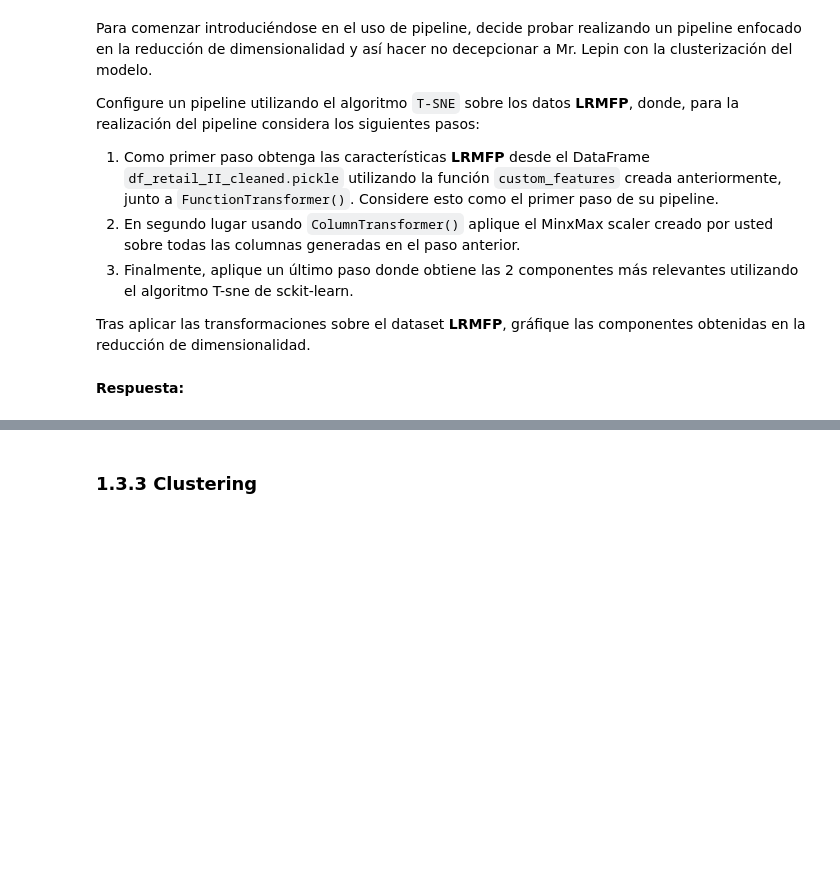
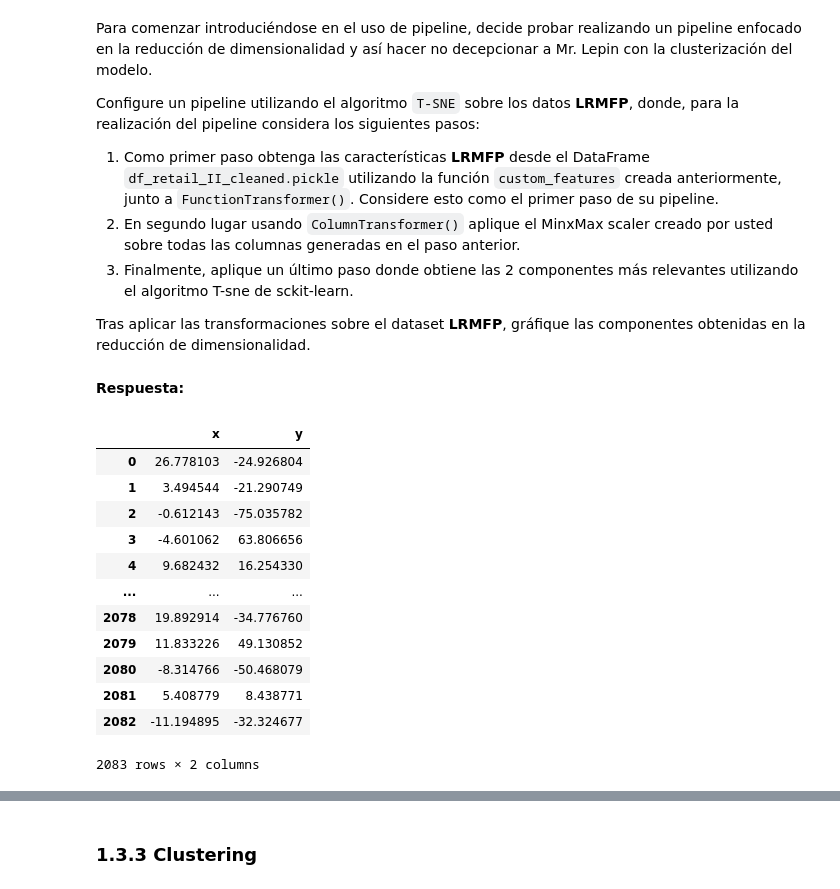
Before and after one commit to matiasvergaras/MDS7201, a Jupyter notebook: Lab6/202206031609457FCDC831FB8E38__Laboratorio6_Enunciado.ipynb, the cells around one changed output, grey strips where cells are left out. Saved outputs shown, nothing was run; the diff lists cells and outputs as text; code cells hidden in the pictures; blank space fills up the shorter version.

```diff
--- a/Lab6/202206031609457FCDC831FB8E38__Laboratorio6_Enunciado.ipynb
+++ b/Lab6/202206031609457FCDC831FB8E38__Laboratorio6_Enunciado.ipynb
@@ -205,3 +255,31 @@ Configure un pipeline utilizando el algoritmo `T-SNE` sobre los datos **LRMFP**,
 Tras aplicar las transformaciones sobre el dataset **LRMFP**, gráfique las componentes obtenidas en la reducción de dimensionalidad.
 # %% [markdown]
 **Respuesta:**
+# %%
+LRMFP_Pip = Pipeline([
+    ('Features', FunctionTransformer(custom_features)),
+    ('MinMax', ColumnTransformer(transformers =
+                                 [('MinMax', MinMax(),
+                                   ['Length', 'Recency', 'Frequency', 'Monetary', 'Periodicity'])
+                                 ])),
+    ('T-SNE', TSNE(n_components=2))
+])
+
+
+LRMFP = LRMFP_Pip.fit_transform(df_retail)
+df_LRMFP = pd.DataFrame(LRMFP, columns=['x', 'y'])
+display(df_LRMFP)
+# %% [output]
+|  | x | y |
+| 0 | 26.778103 | -24.926804 |
+| 1 | 3.494544 | -21.290749 |
+| 2 | -0.612143 | -75.035782 |
+| 3 | -4.601062 | 63.806656 |
+| 4 | 9.682432 | 16.254330 |
+| ... | ... | ... |
+| 2078 | 19.892914 | -34.776760 |
+| 2079 | 11.833226 | 49.130852 |
+| 2080 | -8.314766 | -50.468079 |
+| 2081 | 5.408779 | 8.438771 |
+| 2082 | -11.194895 | -32.324677 |
+2083 rows × 2 columns
```
Also changed, not shown: parts of 17 cells of this notebook, 1 other file.
